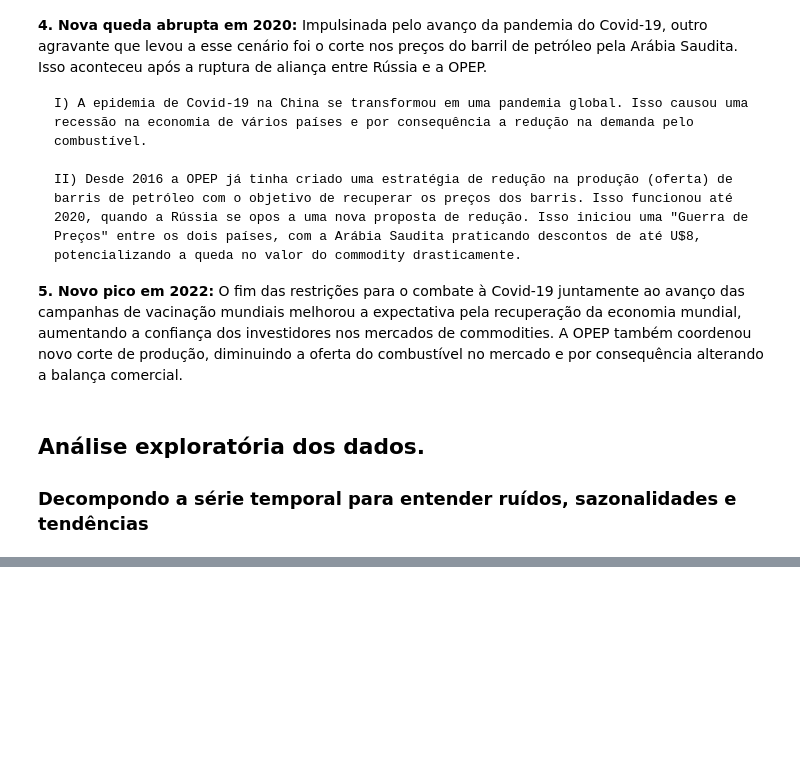
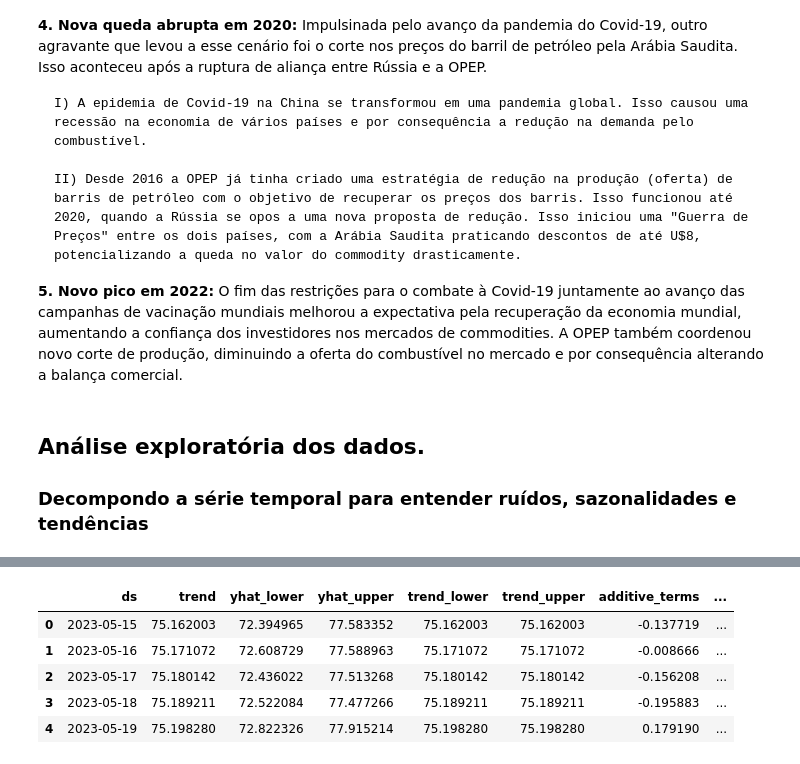
Before and after one commit to sergiolvelloso/grupo119-dtat-brent-price, a Jupyter notebook: dev-modelo.ipynb, the cells around one changed output, grey strips where cells are left out. Saved outputs shown, nothing was run; the diff lists cells and outputs as text; code cells hidden in the pictures; blank space fills up the shorter version.

```diff
--- a/dev-modelo.ipynb
+++ b/dev-modelo.ipynb
@@ -214,0 +284,7 @@ df_eda.isna()
+# %%
+modelo = Prophet(daily_seasonality=True)
+modelo.fit(treino_dois_anos)
+dataFramefuture = modelo.make_future_dataframe(periods=7, freq='D')
+previsao_2_anos = modelo.predict(dataFramefuture)
+previsao_2_anos.head()
+# %% [output]
@@ -214,0 +293,6 @@ df_eda.isna()
+|  | ds | trend | yhat_lower | yhat_upper | trend_lower | trend_upper | additive_terms | ... |
+| 0 | 2023-05-15 | 75.162003 | 72.394965 | 77.583352 | 75.162003 | 75.162003 | -0.137719 | ... |
+| 1 | 2023-05-16 | 75.171072 | 72.608729 | 77.588963 | 75.171072 | 75.171072 | -0.008666 | ... |
+| 2 | 2023-05-17 | 75.180142 | 72.436022 | 77.513268 | 75.180142 | 75.180142 | -0.156208 | ... |
+| 3 | 2023-05-18 | 75.189211 | 72.522084 | 77.477266 | 75.189211 | 75.189211 | -0.195883 | ... |
+| 4 | 2023-05-19 | 75.198280 | 72.822326 | 77.915214 | 75.198280 | 75.198280 | 0.179190 | ... |
```
Also changed, not shown: parts of 28 cells of this notebook.
